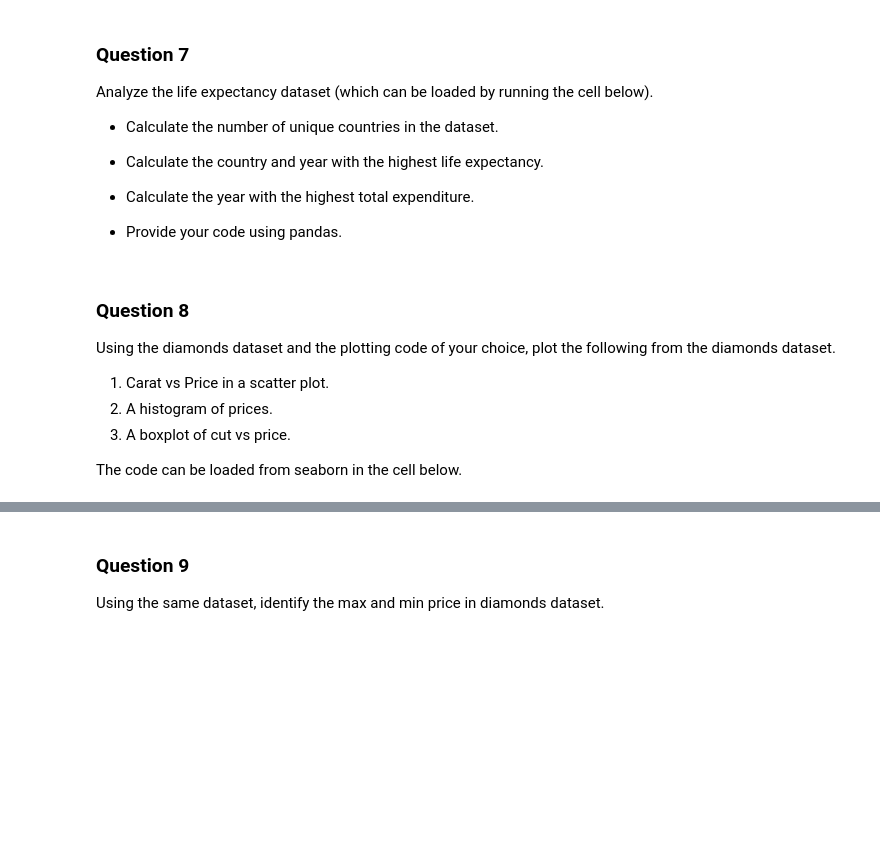
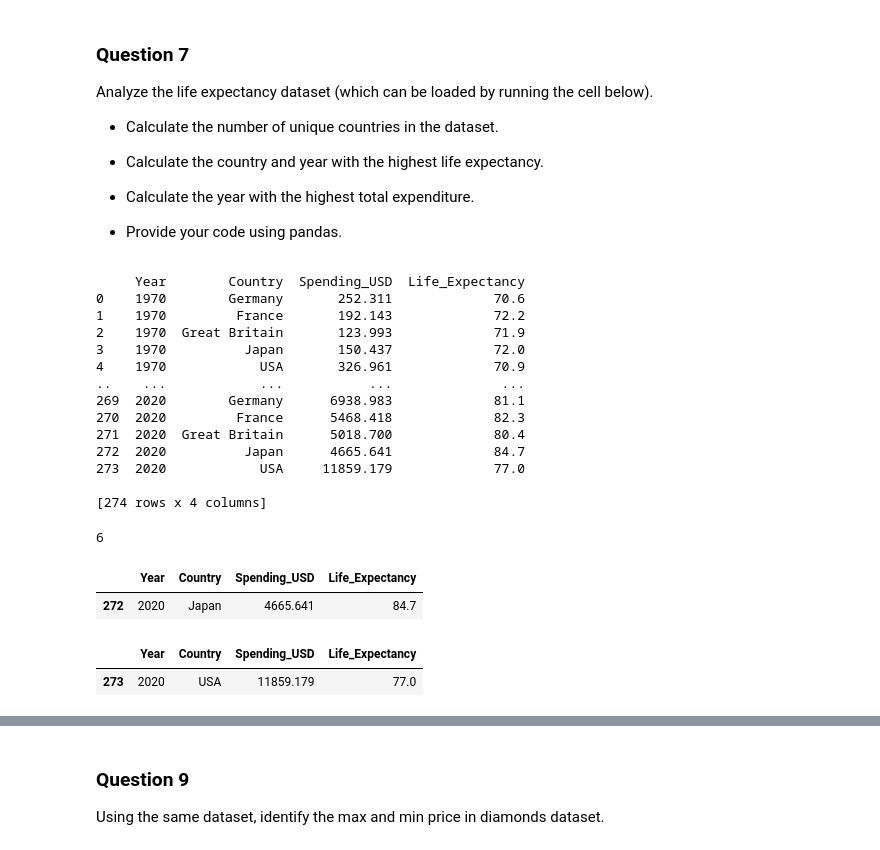
Before and after one commit to Jiaan-2003/Coursework_LIFE4138_2526, a Jupyter notebook: Coursework/Python_Coursework_Questions.ipynb, the cells around one changed output, grey strips where cells are left out. Saved outputs shown, nothing was run; the diff lists cells and outputs as text; code cells hidden in the pictures; blank space fills up the shorter version.

Commit message:
adding completed python notebook questions and small changes to the r notebook questions

```diff
--- a/Coursework/Python_Coursework_Questions.ipynb
+++ b/Coursework/Python_Coursework_Questions.ipynb
@@ -208,14 +208,28 @@ Analyze the life expectancy dataset (which can be loaded by running the cell bel
 # %%
 import seaborn as sns
 life_expectancy = sns.load_dataset('healthexp')
+# %%
+print(life_expectancy) #prints the data set to be viewed
+# %% [output]
+     Year        Country  Spending_USD  Life_Expectancy
+0    1970        Germany       252.311             70.6
+1    1970         France       192.143             72.2
+2    1970  Great Britain       123.993             71.9
+3    1970          Japan       150.437             72.0
+4    1970            USA       326.961             70.9
+..    ...            ...           ...              ...
+269  2020        Germany      6938.983             81.1
+270  2020         France      5468.418             82.3
+271  2020  Great Britain      5018.700             80.4
+272  2020          Japan      4665.641             84.7
+273  2020            USA     11859.179             77.0
+
+[274 rows x 4 columns]
 # %%
 import pandas as pd #imports pandas
+import seaborn as sns #imports seaborn
+
+num_of_unique_countries = life_expectancy["Country"].nunique() #selects the countries column in the dataset, and nunique returns a value which is the the amount of distinct/unique countries in the data.
+print(num_of_unique_countries) #prints the unique amount of countries
+# %% [output]
+6
-# %% [markdown]
-### Question 8
-Using the diamonds dataset and the plotting code of your choice, plot the following from the diamonds dataset.
-
-1. Carat vs Price in a scatter plot.
-2. A histogram of prices.
-3. A boxplot of cut vs price.
-
-The code can be loaded from seaborn in the cell below.
@@ -223,0 +236,17 @@ diamonds = sns.load_dataset('diamonds')
+# %%
+import pandas as pd #imports pandas
+import seaborn as sns #imports seaborn
+
+
+life_expectancy.sort_values(by="Life_Expectancy", ascending=False).head(1) #prints the country and year with the highest life expectancy, as well as the money spent in that year by the country and their life expectancy
+# %% [output]
+|  | Year | Country | Spending_USD | Life_Expectancy |
+| 272 | 2020 | Japan | 4665.641 | 84.7 |
+# %%
+import pandas as pd #imports pandas
+import seaborn as sns #imports seaborn
+
+life_expectancy.sort_values(by="Spending_USD", ascending=False).head(1) #prints the country that spent the most money from the dataset, along with the year and life expectancy.
+# %% [output]
+|  | Year | Country | Spending_USD | Life_Expectancy |
+| 273 | 2020 | USA | 11859.179 | 77.0 |
```
Also changed, not shown: parts of 8 cells of this notebook, 1 other file.
